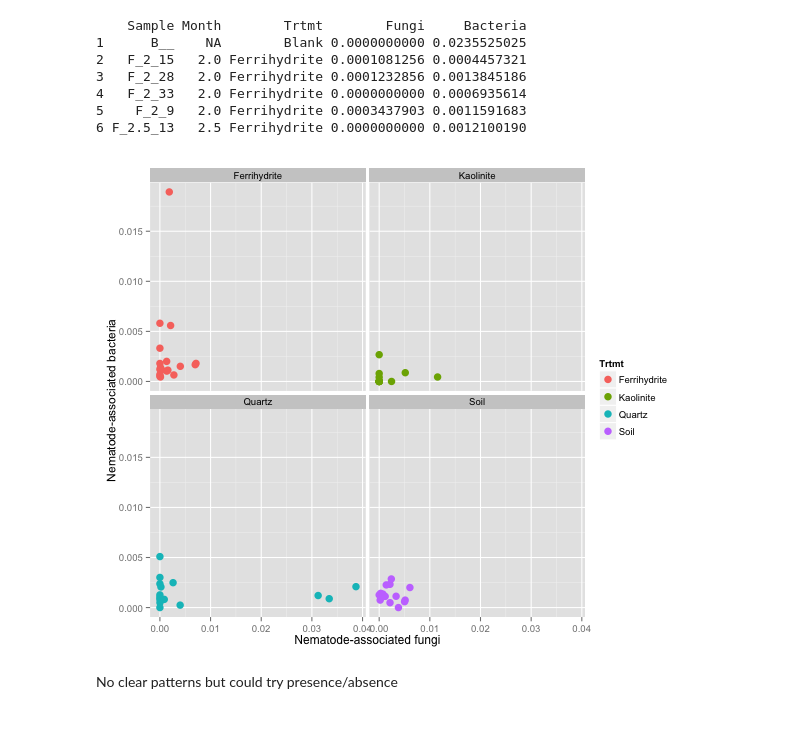
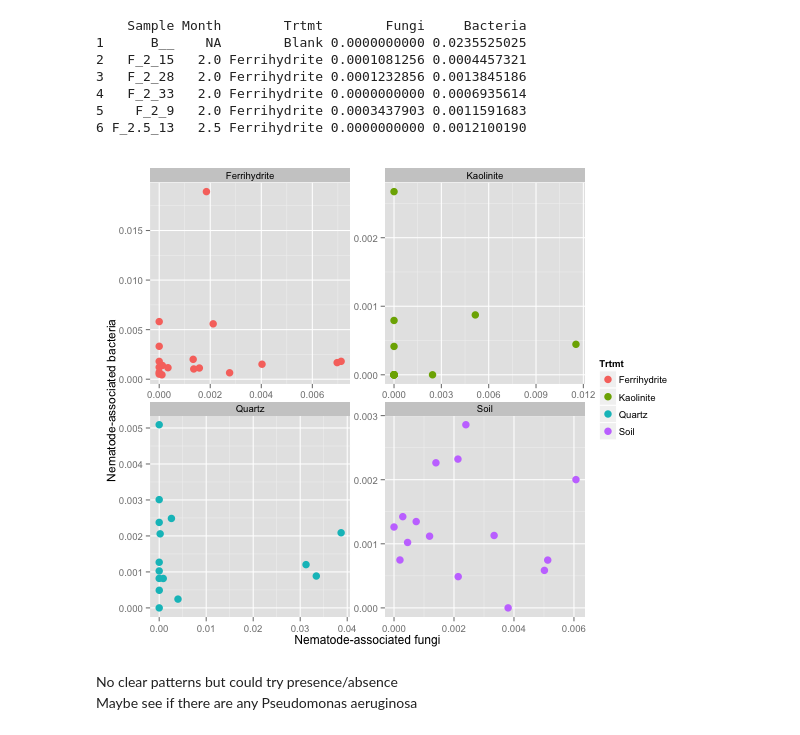
Before and after one commit to TheaWhitman/MineralITS, a Jupyter notebook: manuscript_figures/Nematodes.ipynb, the cells around one changed output. Cells and saved outputs as stored; diff of their text form; code cells hidden in the pictures.

```diff
--- a/manuscript_figures/Nematodes.ipynb
+++ b/manuscript_figures/Nematodes.ipynb
@@ -176,17 +176,18 @@ head(nem)
 # %%
 %%R -h 500 -w 600
 d = nem
 d = d %>%
     filter(Trtmt!="Blank")%>%
 #    filter(Trtmt!="Soil")%>%
     filter(Trtmt!="Heavy Fraction")
 
 p = ggplot(d, aes(x=Fungi, y=Bacteria, colour=Trtmt))
 p = p + geom_point(shape=16, size= 3.5)
 p = p + ylab("Nematode-associated bacteria") + xlab("Nematode-associated fungi")
-p = p + facet_wrap(~Trtmt, ncol=2)
+p = p + facet_wrap(~Trtmt, ncol=2, scales="free")
 p
 # %% [output]
-[figure, old version]
+[figure, new version]
 # %% [markdown]
 No clear patterns but could try presence/absence
+Maybe see if there are any Pseudomonas aeruginosa
```
Also changed, not shown: 1 other file.
